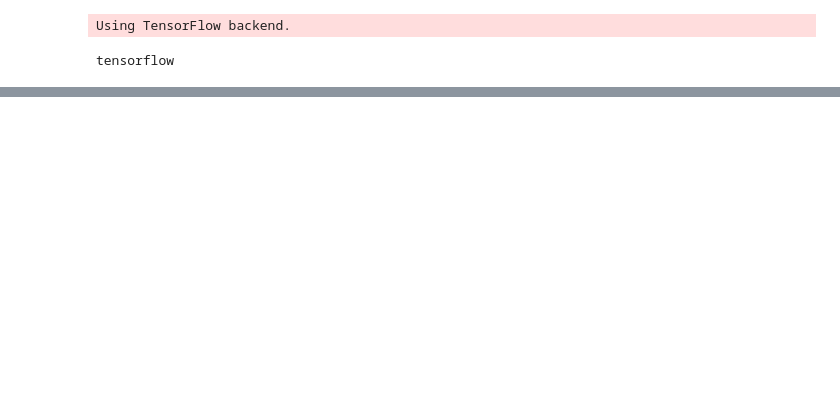
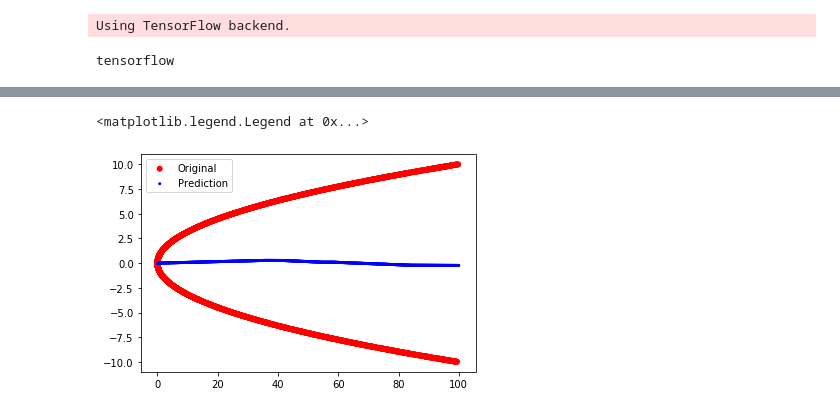
Before and after one commit to Morisset/AI4neb, a Jupyter notebook: docs/SquareDiscret.ipynb, the cells around one changed output, grey strips where cells are left out. Cells and saved outputs as stored; diff of their text form; code cells hidden in the pictures; blank space fills up the shorter version.

```diff
--- a/docs/SquareDiscret.ipynb
+++ b/docs/SquareDiscret.ipynb
@@ -50,3 +19,16 @@ X1 = y1**2
 y2 = np.random.uniform(0, 10, n_samples)
 X2 = y2**2
 X_test = np.linspace(0,100,1000)
+# %%
+RM = tm.manage_RM(RM_type = 'ANN', X_train=X1, y_train=y1,
+                   scaling=True, clear_session=True)
+RM.init_RM(hidden_layer_sizes=(10,))
+RM.train_RM()
+RM.set_test(X_test, scaleit=True)
+RM.predict(scoring=False)
+pred = RM.pred
+f, ax = plt.subplots()
+ax.scatter(X1, y1, edgecolor='', c='r', label='Original')
+ax.scatter(X_test, pred, edgecolor='', c='b', marker='.', label='Prediction')
+ax.legend()
+# %% [output]
@@ -52,0 +41,2 @@ X_test = np.linspace(0,100,1000)
+<matplotlib.legend.Legend at 0x...>
+[figure, added]
```
Also changed, not shown: parts of 9 cells of this notebook.
